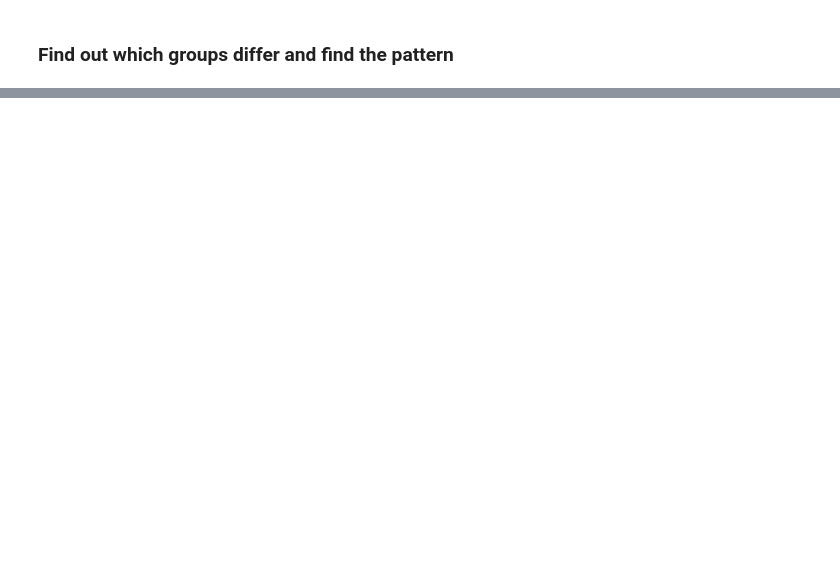
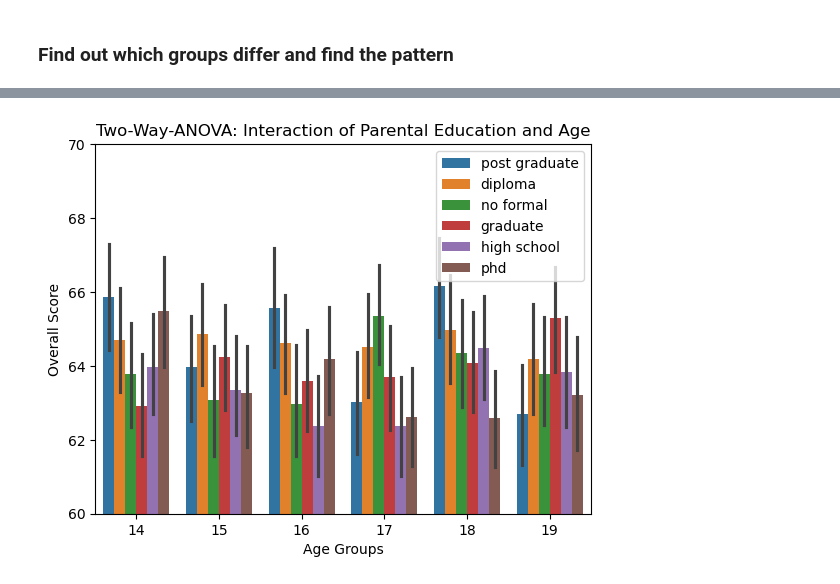
Before and after one commit to enricoglr/Computational-Statistics, a Jupyter notebook: student_performance_analysis.ipynb, the cells around one changed output, grey strips where cells are left out. Saved outputs shown, nothing was run; the diff lists cells and outputs as text; code cells hidden in the pictures; blank space fills up the shorter version.

```diff
--- a/student_performance_analysis.ipynb
+++ b/student_performance_analysis.ipynb
@@ -201,0 +252,10 @@ Education Level: phd                  Mean:  63.539       Std:  18.880
+# %%
+sns.barplot(data=df, x="age", y="overall_score", hue="parent_education")
+plt.title("Two-Way-ANOVA: Interaction of Parental Education and Age")
+plt.ylim(60, 70)
+plt.ylabel("Overall Score")
+plt.xlabel("Age Groups")
+plt.legend(loc="upper right")
+plt.show()
+# %% [output]
+[figure, added]
```
Also changed, not shown: parts of 14 cells of this notebook.
